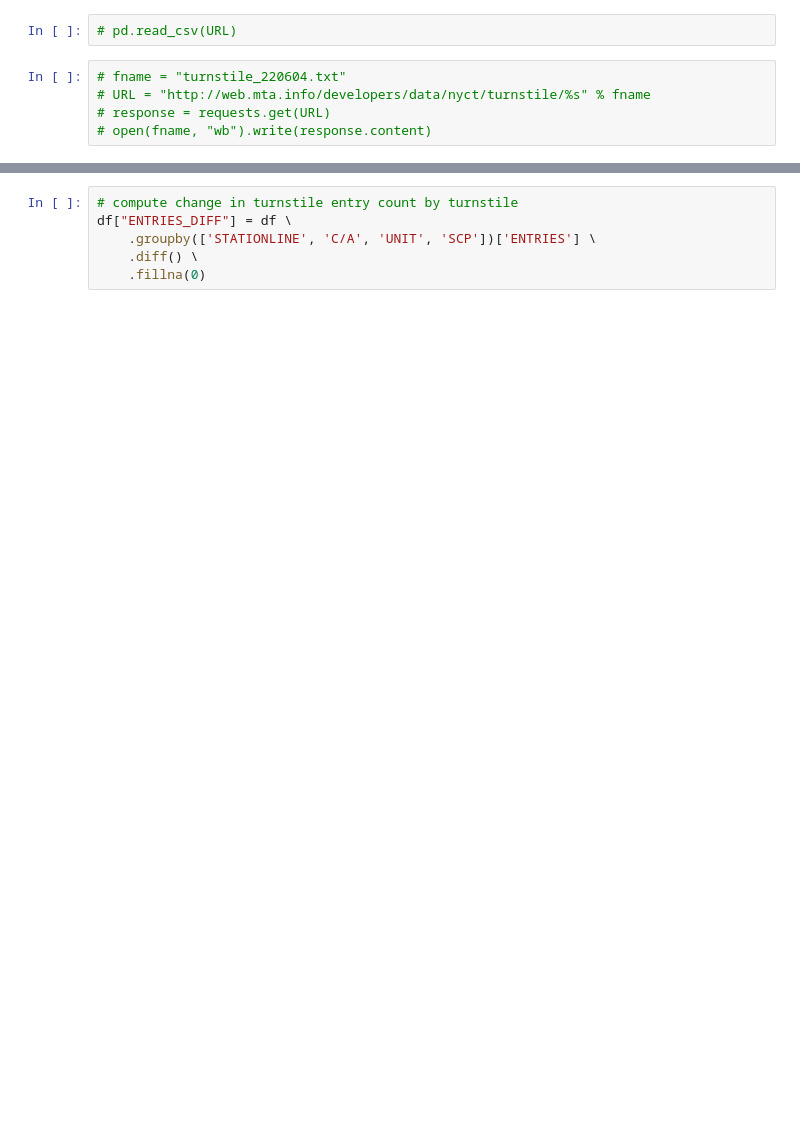
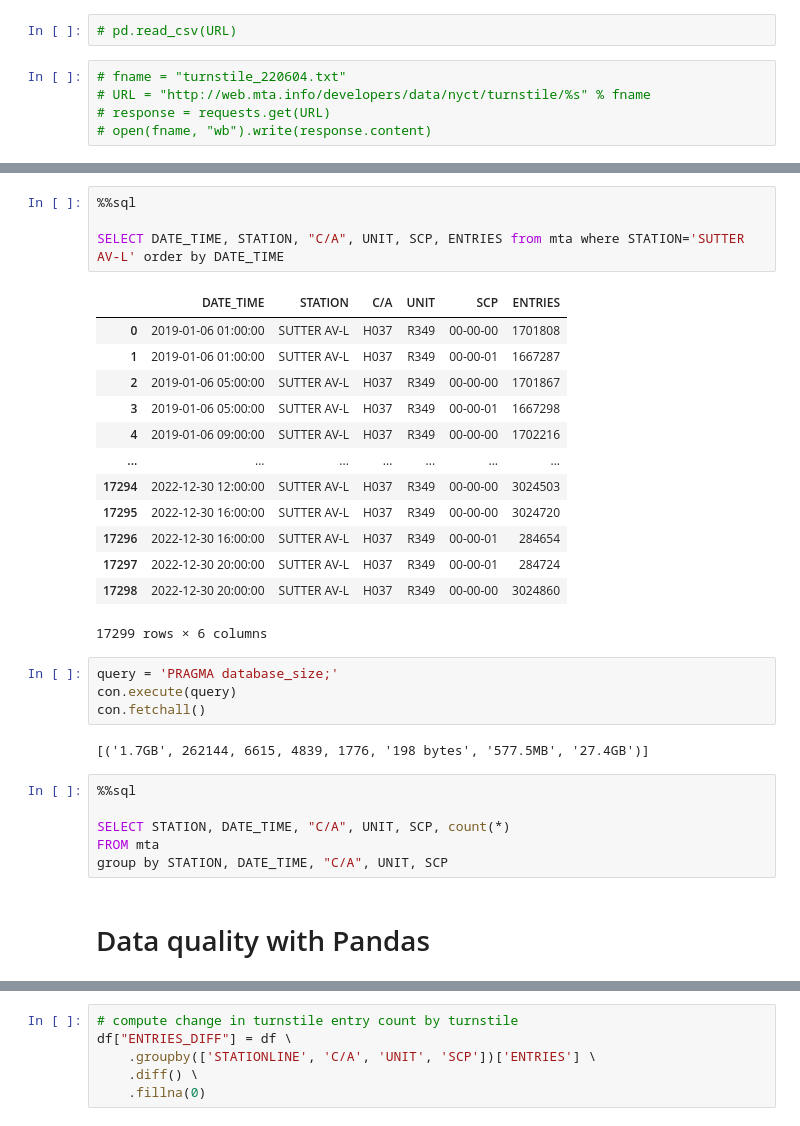
Before and after one commit to druce/MTA, a Jupyter notebook: MTA.ipynb, the cells around one changed output, grey strips where cells are left out. Cells and saved outputs as stored; diff of their text form; blank space fills up the shorter version.

```diff
--- a/MTA.ipynb
+++ b/MTA.ipynb
@@ -106,0 +427,32 @@ curl http://web.mta.info/developers/data/nyct/turnstile/turnstile_230107.txt > 2
+# %%
+%%sql
+
+SELECT DATE_TIME, STATION, "C/A", UNIT, SCP, ENTRIES from mta where STATION='SUTTER AV-L' order by DATE_TIME
+# %% [output]
+|  | DATE_TIME | STATION | C/A | UNIT | SCP | ENTRIES |
+| 0 | 2019-01-06 01:00:00 | SUTTER AV-L | H037 | R349 | 00-00-00 | 1701808 |
+| 1 | 2019-01-06 01:00:00 | SUTTER AV-L | H037 | R349 | 00-00-01 | 1667287 |
+| 2 | 2019-01-06 05:00:00 | SUTTER AV-L | H037 | R349 | 00-00-00 | 1701867 |
+| 3 | 2019-01-06 05:00:00 | SUTTER AV-L | H037 | R349 | 00-00-01 | 1667298 |
+| 4 | 2019-01-06 09:00:00 | SUTTER AV-L | H037 | R349 | 00-00-00 | 1702216 |
+| ... | ... | ... | ... | ... | ... | ... |
+| 17294 | 2022-12-30 12:00:00 | SUTTER AV-L | H037 | R349 | 00-00-00 | 3024503 |
+| 17295 | 2022-12-30 16:00:00 | SUTTER AV-L | H037 | R349 | 00-00-00 | 3024720 |
+| 17296 | 2022-12-30 16:00:00 | SUTTER AV-L | H037 | R349 | 00-00-01 | 284654 |
+| 17297 | 2022-12-30 20:00:00 | SUTTER AV-L | H037 | R349 | 00-00-01 | 284724 |
+| 17298 | 2022-12-30 20:00:00 | SUTTER AV-L | H037 | R349 | 00-00-00 | 3024860 |
+17299 rows × 6 columns
+# %%
+query = 'PRAGMA database_size;'
+con.execute(query)
+con.fetchall()
+# %% [output]
+[('1.7GB', 262144, 6615, 4839, 1776, '198 bytes', '577.5MB', '27.4GB')]
+# %%
+%%sql
+
+SELECT STATION, DATE_TIME, "C/A", UNIT, SCP, count(*)
+FROM mta
+group by STATION, DATE_TIME, "C/A", UNIT, SCP
+# %% [markdown]
+# Data quality with Pandas
```
Also changed, not shown: parts of 70 cells of this notebook, 1 other file.
